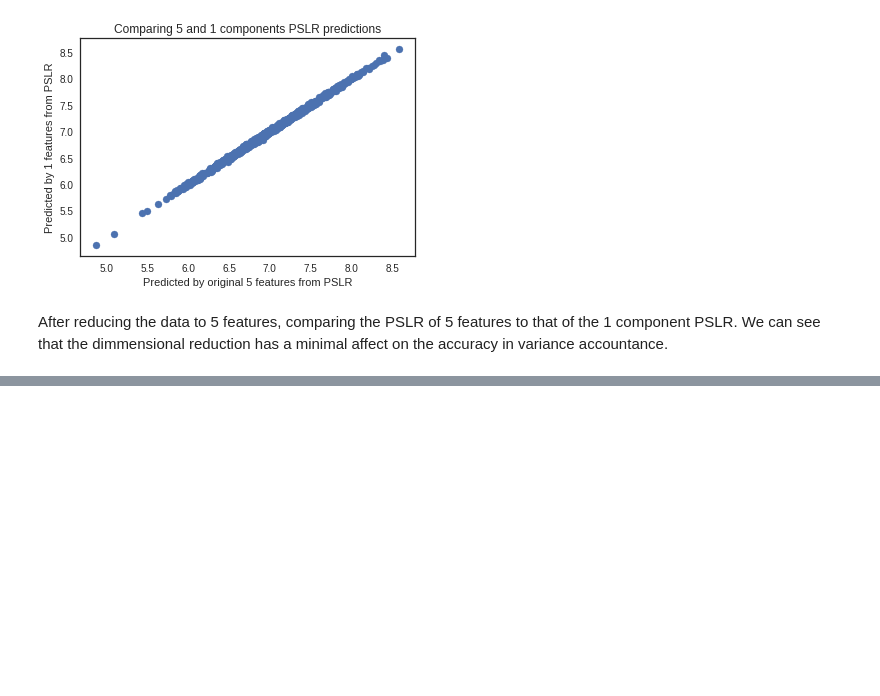
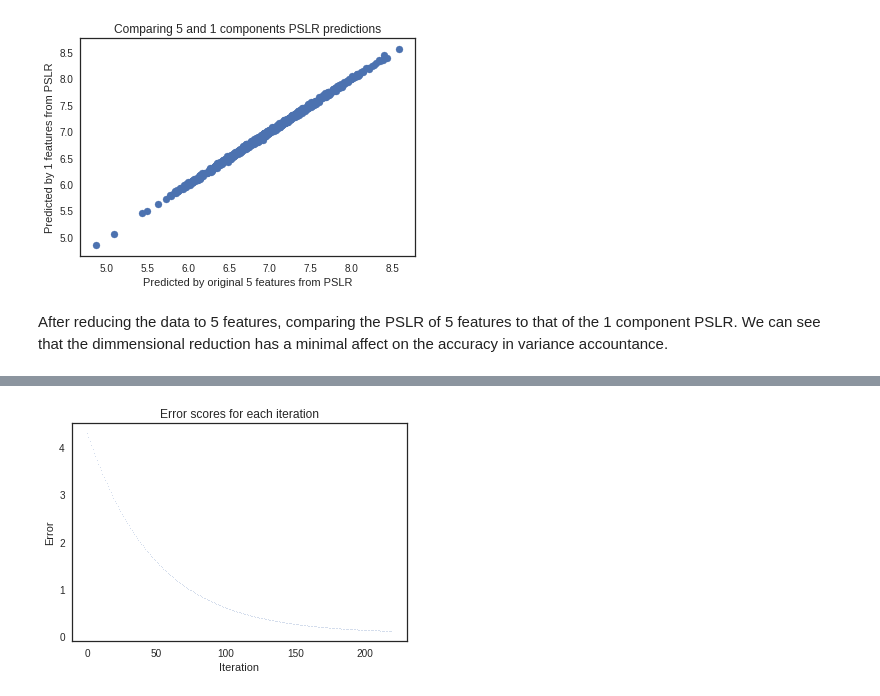
Before and after one commit to zdwhite/Thinkful-Unit-2, a Jupyter notebook: Dimensionality_Reduction_in_Linear_Regression.ipynb, the cells around one changed output, grey strips where cells are left out. Cells and saved outputs as stored; diff of their text form; code cells hidden in the pictures; blank space fills up the shorter version.

```diff
--- a/Dimensionality_Reduction_in_Linear_Regression.ipynb
+++ b/Dimensionality_Reduction_in_Linear_Regression.ipynb
@@ -264,0 +372,96 @@ After reducing the data to 5 features, comparing the PSLR of 5 features to that
+# %%
+## Cost function for the linear regression that we will try to optimize.
+def LR_cost_function (alpha, beta, x, y):
+    '''Return the cost for a given line and data.
+
+    Alpha and beta are the coeficients that describe the fit line line, while
+    x and y are lists or arrays with the x and y value of each data point.
+    '''
+    error = 0
+    n = len(x)
+    for i in range(n):
+        point_error = (y[i] - (alpha + beta * x[i])) ** 2
+        error += point_error
+    return error / n
+
+
+# Function we'll call each iteration (or step) of the gradient algorithm.
+def step (alpha_cur, beta_cur, learning_rate, x, y):
+    '''Move downhill from a current cost function to a new, more optimal one.'''
+    alpha = 0
+    beta = 0
+    n = len(x)
+    for i in range(n):
+        # Partial derivative of the intercept.
+        point_alpha = -(2 / n) * (y[i] - ((alpha_cur + beta_cur * x[i])))
+        alpha += point_alpha
+
+        # Partial derivative of the slope.
+        point_beta = -(2 / n) * x[i] * (y[i] - ((alpha_cur + beta_cur * x[i])))
+        beta += point_beta
+
+    new_alpha = alpha_cur - learning_rate * alpha
+    new_beta = beta_cur - learning_rate * beta
+    return [new_alpha, new_beta]
+
+# These constants correspond to the decision-points described above.
+# How many steps to take.
+stop = 1000
+
+# How far to move with each step.
+learning_rate = .005
+
+# Starting values for intercept and slope
+alpha_start = 0
+beta_start = 0
+
+# Time to make some data!
+x = np.random.normal(0, 1, 100)
+y = x * 2 + np.random.sample(100)
+
+# Fit an true minimum regression using solved equations.
+regr = linear_model.LinearRegression()
+regr.fit(x.reshape(-1, 1), y.reshape(-1, 1))
+
+print('\nCoefficients from sklearn: \n', regr.coef_)
+print('\nIntercept from sklearn: \n', regr.intercept_)
+
+
+# Now fit an iteratively optimized regression using your custom gradient
+# descent algorithm.
+
+# Storing each iteration to inspect later.
+all_error=[]
+
+# Provide starting values.
+alpha = alpha_start
+beta = beta_start
+
+#Run the algorithm.
+for iter in range(stop):
+
+    # Take a step, assigning the results of our step function to feed into
+    # the next step.
+    alpha, beta = step(alpha, beta, learning_rate, x, y)
+
+    # Calculate the error.
+    error = LR_cost_function(alpha, beta, x, y)
+
+    # Store the error to instpect later.
+    all_error.append(error)
+    if len(all_error)>2:
+      if (all_error[iter-1]- all_error[iter]) < .001 and (all_error[iter-2]- all_error[iter-1]) < .001:
+        print(all_error[iter]- all_error[iter-1] , all_error[iter-1]- all_error[iter-2], error, iter)
+        break
+      #print(len(all_error))
+
+
+print('\nCoefficients from gradient descent algorithm: \n', beta)
+print('\nIntercept from gradient descent algorithm: \n', alpha)
+
+plt.plot(all_error, 'o', ms=.4)
+plt.xlabel('Iteration')
+plt.ylabel('Error')
+plt.title('Error scores for each iteration')
+plt.show()
+# %% [output]
@@ -264,0 +480 @@ After reducing the data to 5 features, comparing the PSLR of 5 features to that
+[figure, added]
```
Also changed, not shown: parts of 5 cells of this notebook.
